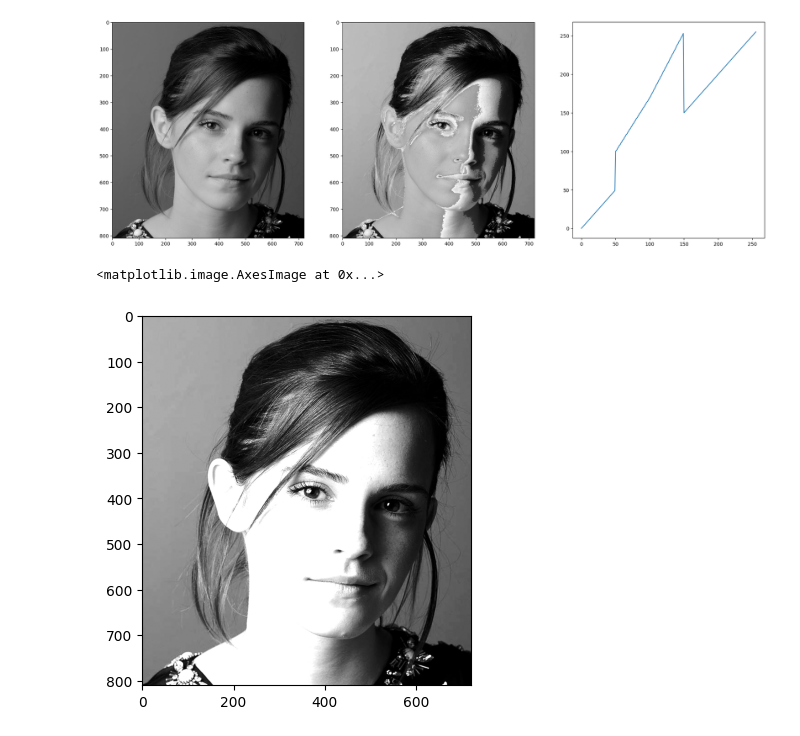
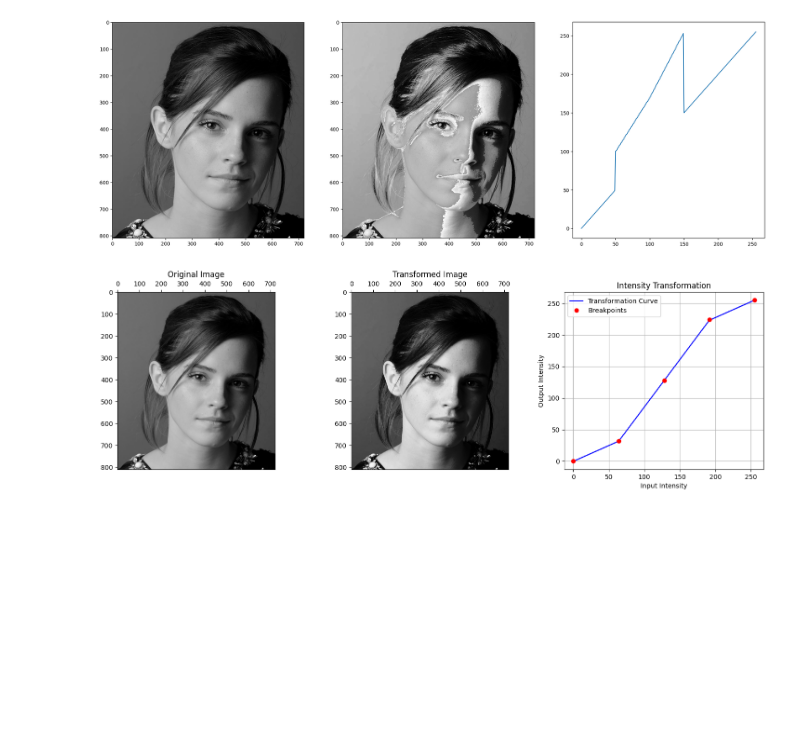
Before and after one commit to ManiiAya/EN3160_Assignment_01, a Jupyter notebook: 230065H_a01.ipynb, the cells around one changed output. Saved outputs shown, nothing was run; the diff lists cells and outputs as text; code cells hidden in the pictures; blank space fills up the shorter version.

```diff
--- a/230065H_a01.ipynb
+++ b/230065H_a01.ipynb
@@ -88,10 +88,40 @@ def intensity_transform(im, breakpoints):
     F = np.interp(X, x, y).astype(np.uint8)
     return F[im], X, F
 # %%
-img, X, Y = intensity_transform(f,[(0,0), (50,50), (100,150), (150,255), (255,255)])
+f = cv.imread("images/emma.jpg", cv.IMREAD_GRAYSCALE)
 
-#plt.plot(X,Y)
-plt.imshow(img, cmap='gray')
+# 3. Experiment with breakpoints (S-curve for pleasing contrast enhancement)
+breakpoints = [(0, 0), (64, 32), (128, 128), (192, 224), (255, 255)]
+
+# 4. Apply the transformation
+transformed_img, X, F = intensity_transform(f, breakpoints)
+
+# 5. Display the original image, transformed image, and plot side-by-side
+fig, axes = plt.subplots(1, 3, figsize=(15, 5))
+ # Move x-axis ticks to the top for all subplots
+
+# Original Image
+axes[0].imshow(f, cmap='gray', vmin=0, vmax=255)
+axes[0].set_title("Original Image")
+axes[0].xaxis.set_ticks_position('top')  # Hides the axes ticks for a cleaner look
+
+# Transformed Image
+axes[1].imshow(transformed_img, cmap='gray', vmin=0, vmax=255)
+axes[1].set_title("Transformed Image")
+axes[1].xaxis.set_ticks_position('top')  # Hides the axes ticks for a cleaner look
+
+# Transformation Plot
+axes[2].plot(X, F, color='blue', label='Transformation Curve')
+# Optionally plot the actual breakpoints as red dots for clarity
+x_coords, y_coords = zip(*breakpoints)
+axes[2].plot(x_coords, y_coords, 'ro', label='Breakpoints')
+axes[2].set_title("Intensity Transformation")
+axes[2].set_xlabel("Input Intensity")
+axes[2].set_ylabel("Output Intensity")
+axes[2].grid(True)
+axes[2].legend()
+
+plt.tight_layout()
+plt.show()
 # %% [output]
-<matplotlib.image.AxesImage at 0x...>
-[figure, old version]
+[figure, new version]
```
